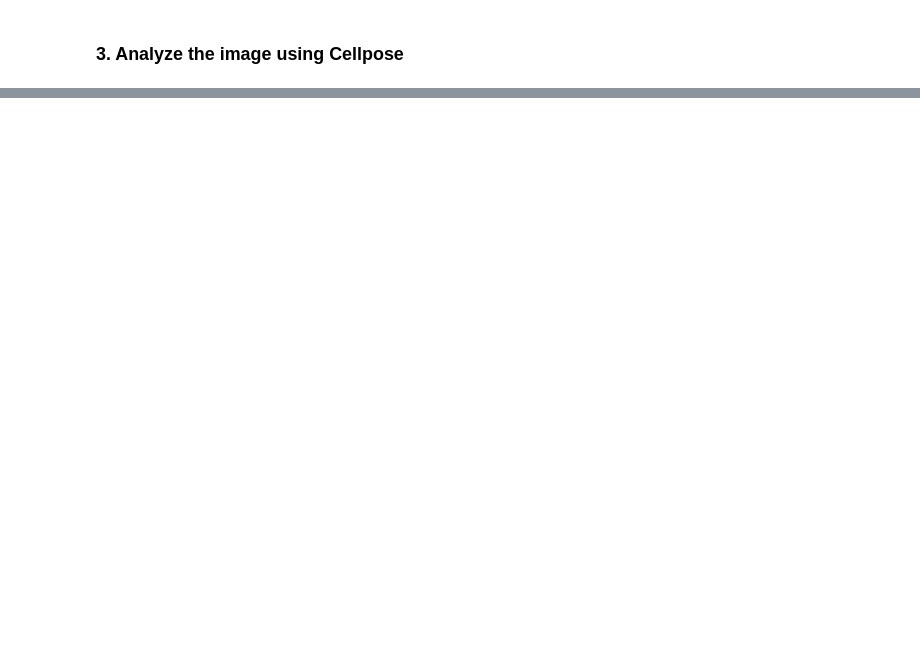
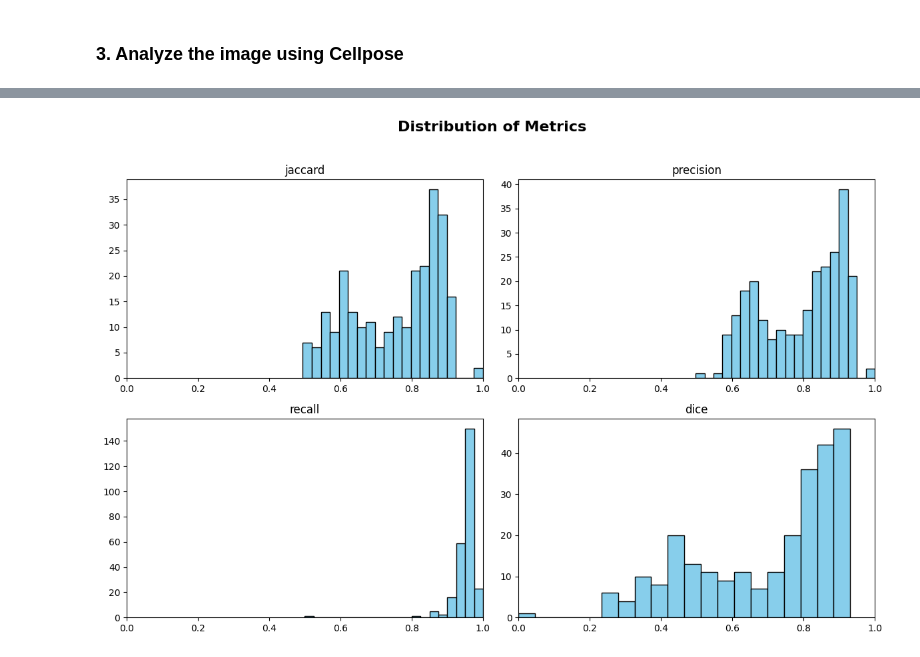
Before and after one commit to jvsguerra/MDA_Project_4, a Jupyter notebook: Project_4.ipynb, the cells around one changed output, grey strips where cells are left out. Drawn from its saved outputs; the diff is of its cells as text; code cells hidden in the pictures; blank space fills up the shorter version.

```diff
--- a/Project_4.ipynb
+++ b/Project_4.ipynb
@@ -261,0 +373,28 @@ We will compare Cellpose segmentations with Nessys labels using common segmentat
+# %%
+# Initialize metrics dictionary
+metrics = {
+    "jaccard": [],
+    "precision": [],
+    "recall": [],
+    "dice": [],
+    "ct": [],
+}
+
+# Iterate over predictions and ground truth
+for pred, gt in zip(predictions, ground_truth):
+    # Flatten arrays for computation
+    pred_flat = pred.flatten() > 0
+    gt_flat = gt.flatten() > 0
+
+    # Compute metrics
+    metrics["ct"].append(contingency_table(gt, pred))
+    metrics["jaccard"].append(jaccard_score(gt_flat, pred_flat, average="macro"))
+    metrics["precision"].append(precision_score(gt_flat, pred_flat, average="macro"))
+    metrics["recall"].append(recall_score(gt_flat, pred_flat, average="macro"))
+    metrics["dice"].append(1 - dice(gt_flat, pred_flat))
+
+# Convert metrics to a DataFrame
+metrics_df = pandas.DataFrame(metrics)
+
+# Display the metrics DataFrame
+metrics_df
@@ -285,0 +439,18 @@ We will compare Cellpose segmentations with Nessys labels using common segmentat
+# %%
+axes = metrics_df.hist(
+    figsize=(12, 8),
+    bins=20,
+    color='skyblue',
+    edgecolor='black',
+    grid=False
+)
+
+# Set x-axis limits for all graphs
+for ax in axes.flatten():
+    ax.set_xlim(0, 1)
+
+plt.suptitle("Distribution of Metrics", fontsize=16, fontweight='bold')
+plt.tight_layout(rect=[0, 0, 1, 0.96])
+plt.show()
+# %% [output]
+[figure, added]
```
Also changed, not shown: parts of 19 cells of this notebook.
